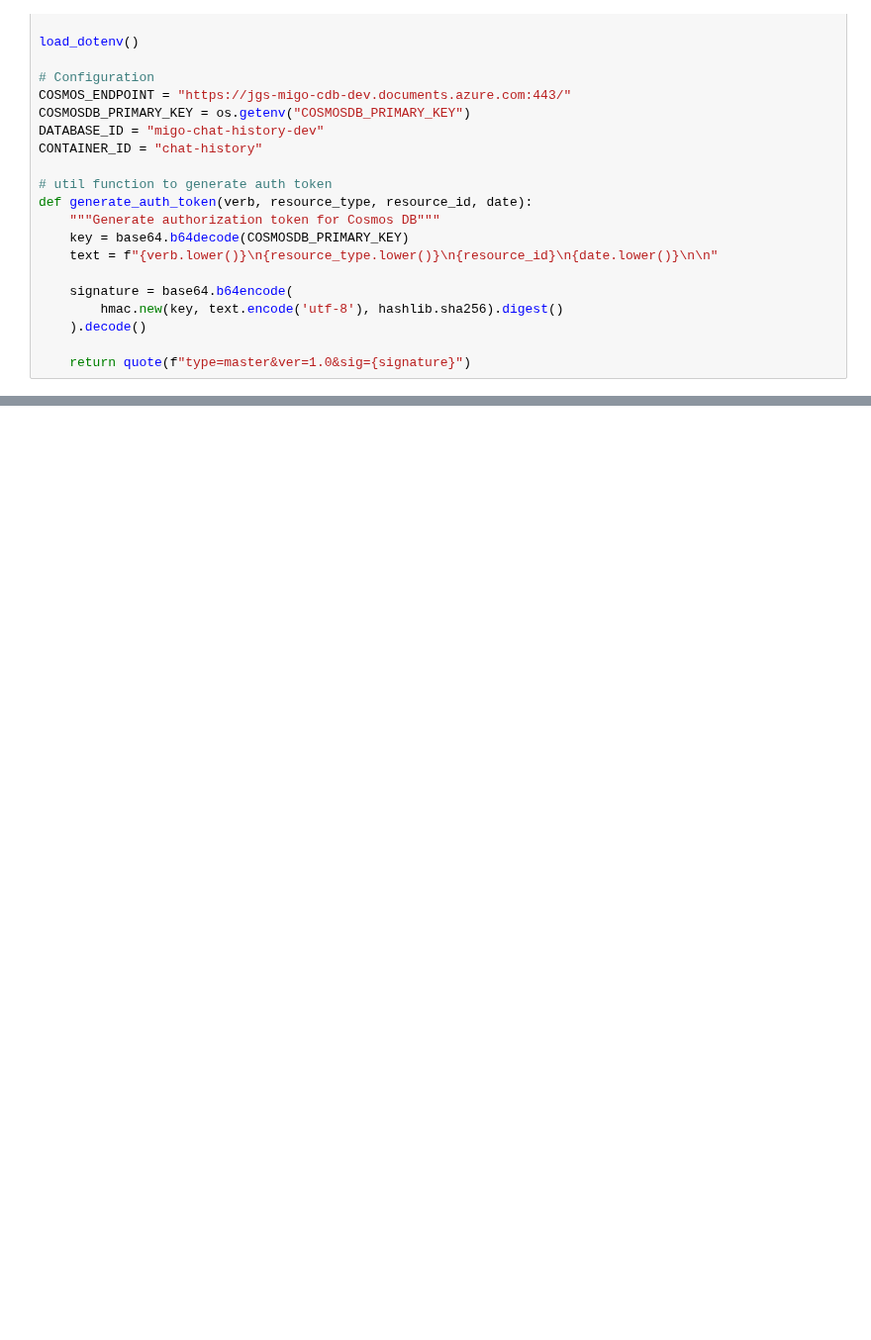
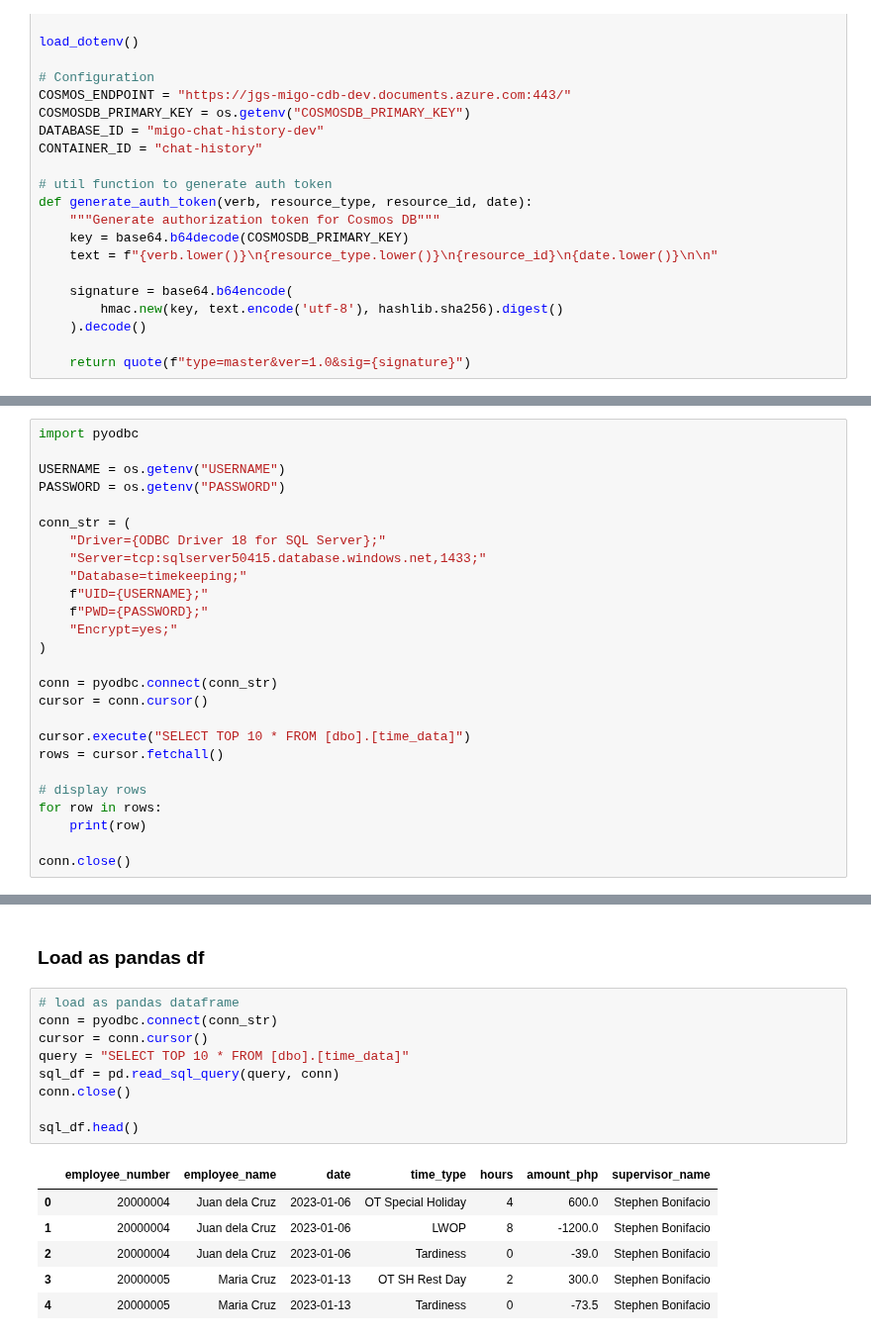
Before and after one commit to stepanogil/cit-data-team-python-training, a Jupyter notebook: 3-working-with-azure.ipynb, the cells around one changed output, grey strips where cells are left out. Shown at 99% size. Drawn from its saved outputs; the diff is of its cells as text; blank space fills up the shorter version.

```diff
--- a/3-working-with-azure.ipynb
+++ b/3-working-with-azure.ipynb
@@ -204,0 +323,26 @@ json_res.get('Documents')[0]
+# %%
+import pyodbc
+
+USERNAME = os.getenv("USERNAME")
+PASSWORD = os.getenv("PASSWORD")
+
+conn_str = (
+    "Driver={ODBC Driver 18 for SQL Server};"
+    "Server=tcp:sqlserver50415.database.windows.net,1433;"
+    "Database=timekeeping;"
+    f"UID={USERNAME};"
+    f"PWD={PASSWORD};"
+    "Encrypt=yes;"
+)
+
+conn = pyodbc.connect(conn_str)
+cursor = conn.cursor()
+
+cursor.execute("SELECT TOP 10 * FROM [dbo].[time_data]")
+rows = cursor.fetchall()
+
+# display rows
+for row in rows:
+    print(row)
+
+conn.close()
@@ -204,0 +360,18 @@ json_res.get('Documents')[0]
+# %% [markdown]
+### Load as pandas df
+# %%
+# load as pandas dataframe
+conn = pyodbc.connect(conn_str)
+cursor = conn.cursor()
+query = "SELECT TOP 10 * FROM [dbo].[time_data]"
+sql_df = pd.read_sql_query(query, conn)
+conn.close()
+
+sql_df.head()
+# %% [output]
+|  | employee_number | employee_name | date | time_type | hours | amount_php | supervisor_name |
+| 0 | 20000004 | Juan dela Cruz | 2023-01-06 | OT Special Holiday | 4 | 600.0 | Stephen Bonifacio |
+| 1 | 20000004 | Juan dela Cruz | 2023-01-06 | LWOP | 8 | -1200.0 | Stephen Bonifacio |
+| 2 | 20000004 | Juan dela Cruz | 2023-01-06 | Tardiness | 0 | -39.0 | Stephen Bonifacio |
+| 3 | 20000005 | Maria Cruz | 2023-01-13 | OT SH Rest Day | 2 | 300.0 | Stephen Bonifacio |
+| 4 | 20000005 | Maria Cruz | 2023-01-13 | Tardiness | 0 | -73.5 | Stephen Bonifacio |
```
Also changed, not shown: parts of 22 cells of this notebook, 3 other files.
